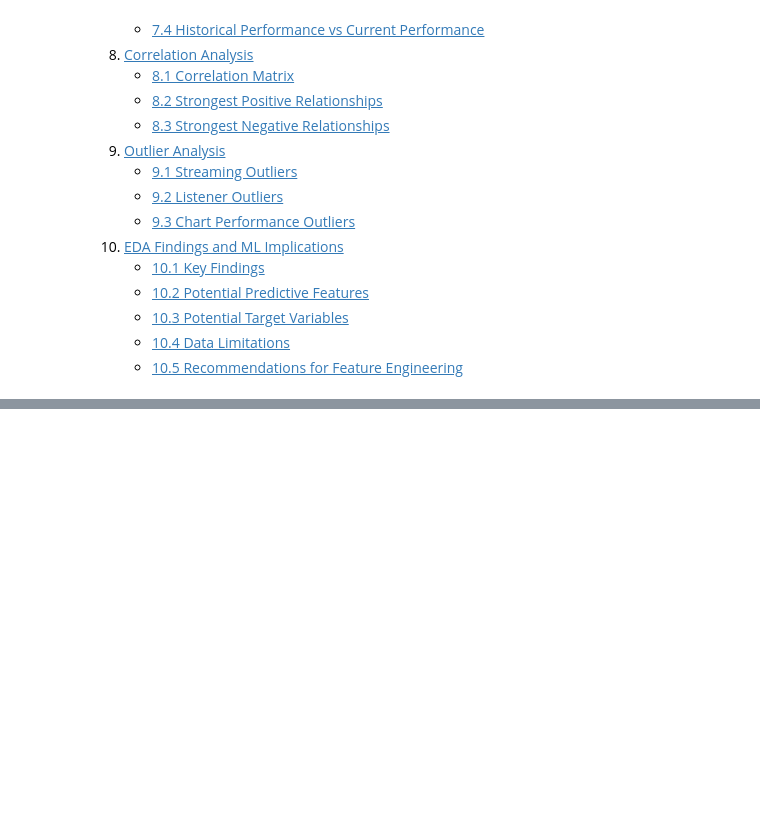
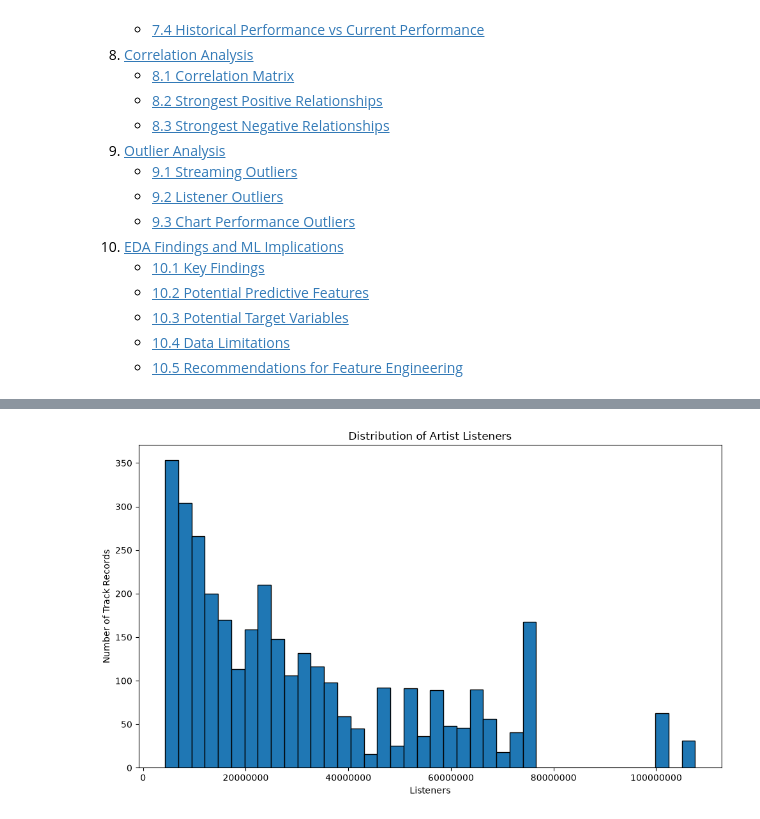
Before and after one commit to ricchiebear/PMIP, a Jupyter notebook: notebooks/04_eda_visualisation.ipynb, the cells around one changed output, grey strips where cells are left out. Saved outputs shown, nothing was run; the diff lists cells and outputs as text; code cells hidden in the pictures; blank space fills up the shorter version.

```diff
--- a/notebooks/04_eda_visualisation.ipynb
+++ b/notebooks/04_eda_visualisation.ipynb
@@ -74,0 +791,19 @@ The objectives of this notebook are to:
+# %%
+# Prepare non-missing artist listener observations
+
+artist_listeners = df["Listeners"].dropna()
+
+# Plot the distribution of artist listeners
+plt.figure(figsize=(10, 6))
+
+plt.hist(artist_listeners, bins=40, edgecolor="black")
+
+plt.title("Distribution of Artist Listeners")
+plt.xlabel("Listeners")
+plt.ylabel("Number of Track Records")
+
+plt.ticklabel_format(style="plain", axis="x")
+plt.tight_layout()
+plt.show()
+# %% [output]
+[figure, added]
```
Also changed, not shown: parts of 134 cells of this notebook.
